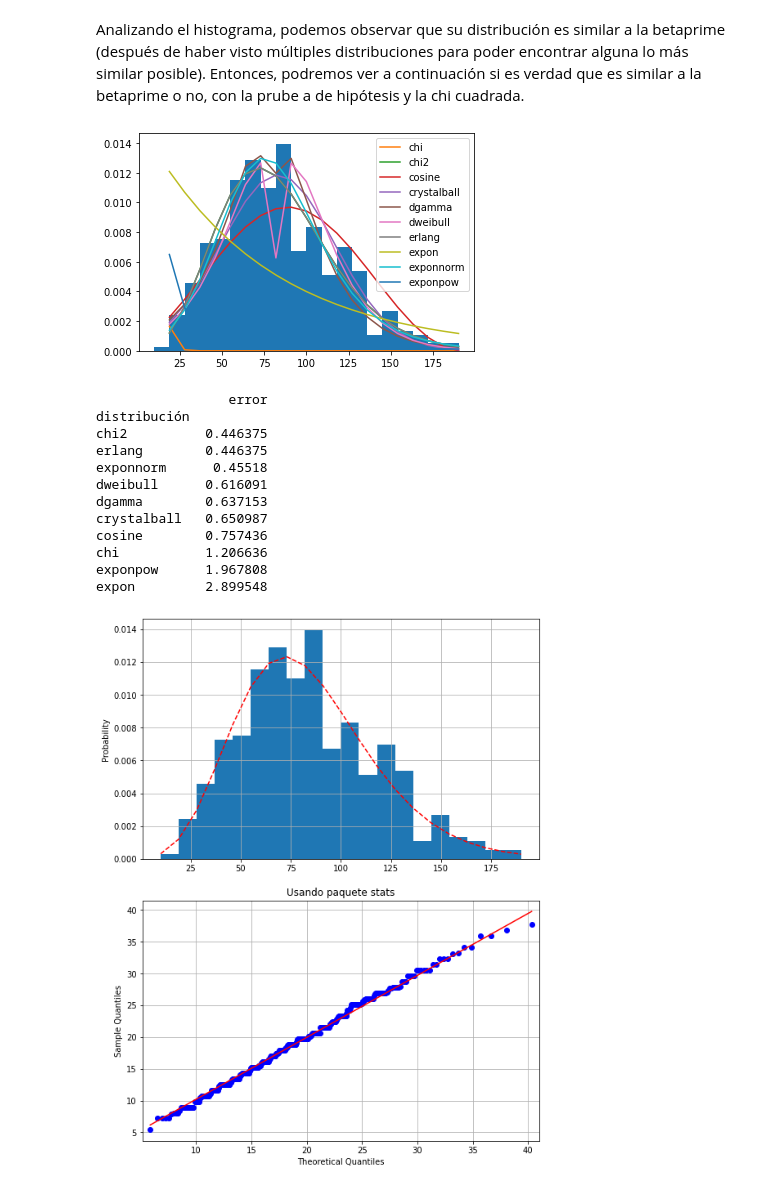
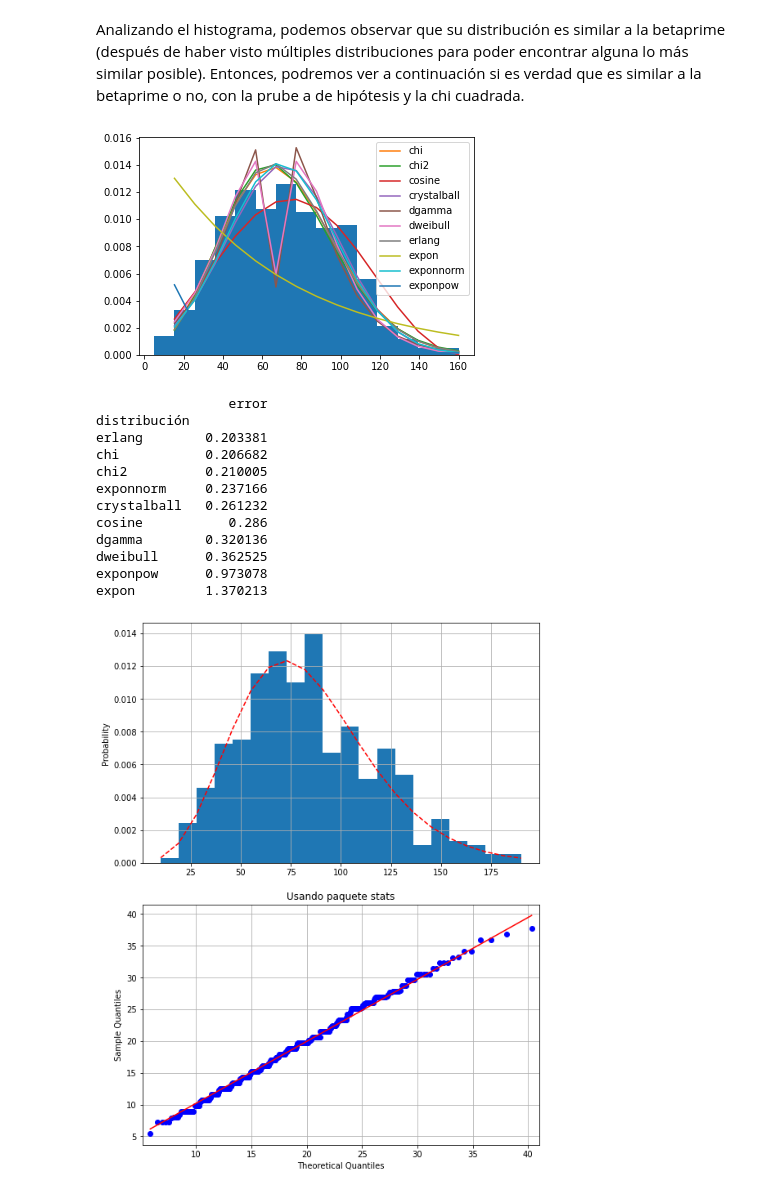
Before and after one commit to JuanPrdz/Proyecto_tema2_JPRodriguez_ARamirez_SRomero, a Jupyter notebook: El_bueno.ipynb, the cells around one changed output. Cells and saved outputs as stored; diff of their text form; code cells hidden in the pictures.

Commit message:
Nodo #2, 30/06

```diff
--- a/El_bueno.ipynb
+++ b/El_bueno.ipynb
@@ -174,7 +174,7 @@ def caja(nodo:"Nodo a usar", bin:"Bins a utilizar"):
 
 
 # Función que hace las pruebas para ver una distribución que se ajuste mejor al nodo
-def prueba_dist(nodo: "Nodo a estudiar"):
+def prueba_dist(nodo: "Nodo a estudiar", bins: 'bins'):
     '''
     Esta función de devuelve que una gráfica en donde se ve como le quedan distintas distribuciones
     arbitrarias al nodo que el usuario debe ingresar a estudiar, además del orden de menor a menor
@@ -182,7 +182,7 @@ def prueba_dist(nodo: "Nodo a estudiar"):
     '''
     d_continuas = [d for d in dir(st) if isinstance(getattr(st, d), getattr(st, "rv_continuous"))]
 
-    y, x, _ = plt.hist(nodo, bins=20, density=True)
+    y, x, _ = plt.hist(nodo, bins=bins, density=True)
     x = x[1:]
 
     error = pd.DataFrame(columns = ["distribución", "error"])
@@ -252,21 +252,21 @@ Analizando el histograma, podemos observar que su distribución es similar a la
 # %%
 # Probamos como se le ajustan distintas distribuciones
 
-prueba_dist(ataque)
+prueba_dist(velocidad, 15)
 # %% [output]
-[figure, old version]
+[figure, new version]
                  error
 distribución
-chi2          0.446375
-erlang        0.446375
-exponnorm      0.45518
-dweibull      0.616091
-dgamma        0.637153
-crystalball   0.650987
-cosine        0.757436
-chi           1.206636
-exponpow      1.967808
-expon         2.899548
+erlang        0.203381
+chi           0.206682
+chi2          0.210005
+exponnorm     0.237166
+crystalball   0.261232
+cosine           0.286
+dgamma        0.320136
+dweibull      0.362525
+exponpow      0.973078
+expon         1.370213
 # %%
 # Hacemos la prueba de q_q para la función de distribución que tenga menos error.
 q_q(ataque, "chi2")
```
Also changed, not shown: parts of 32 cells of this notebook.
